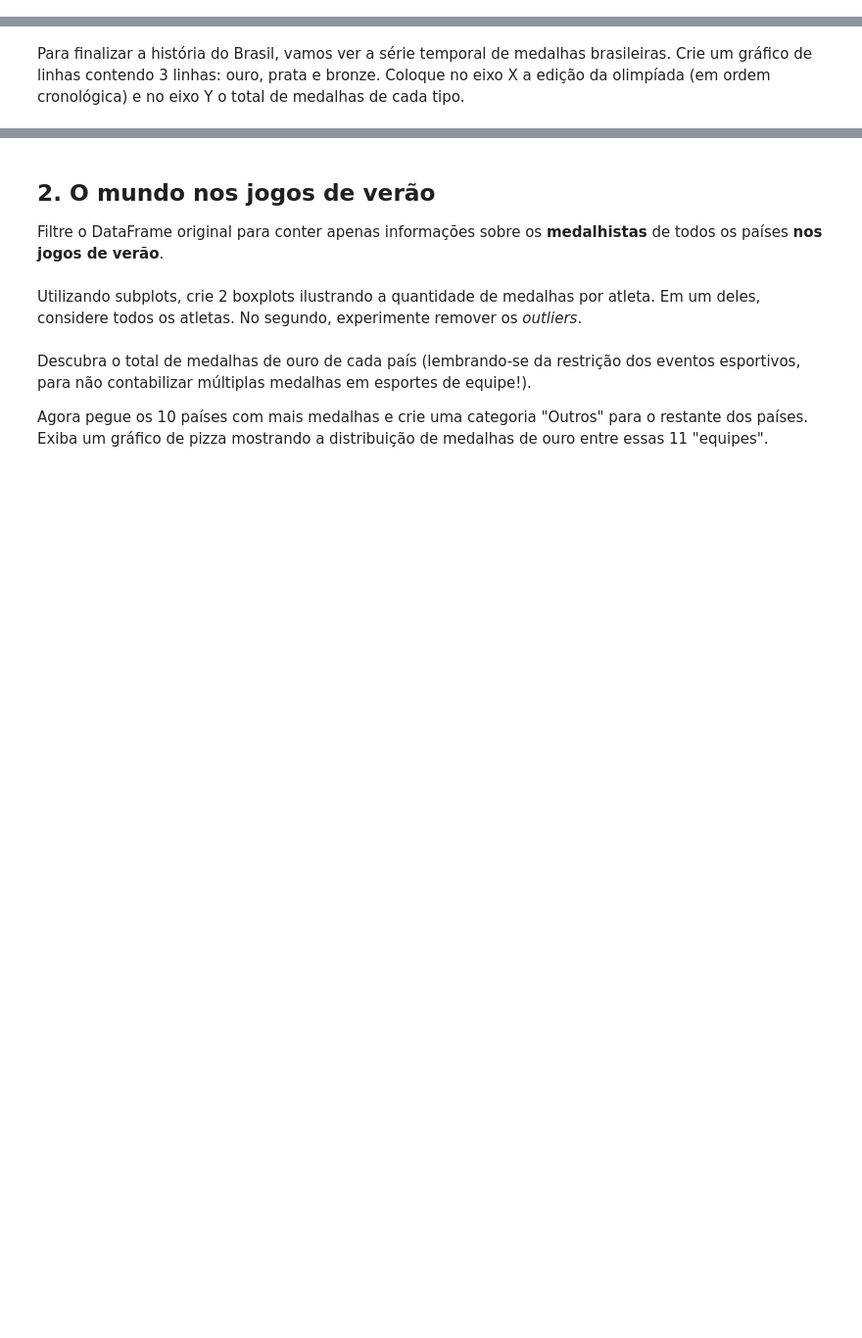
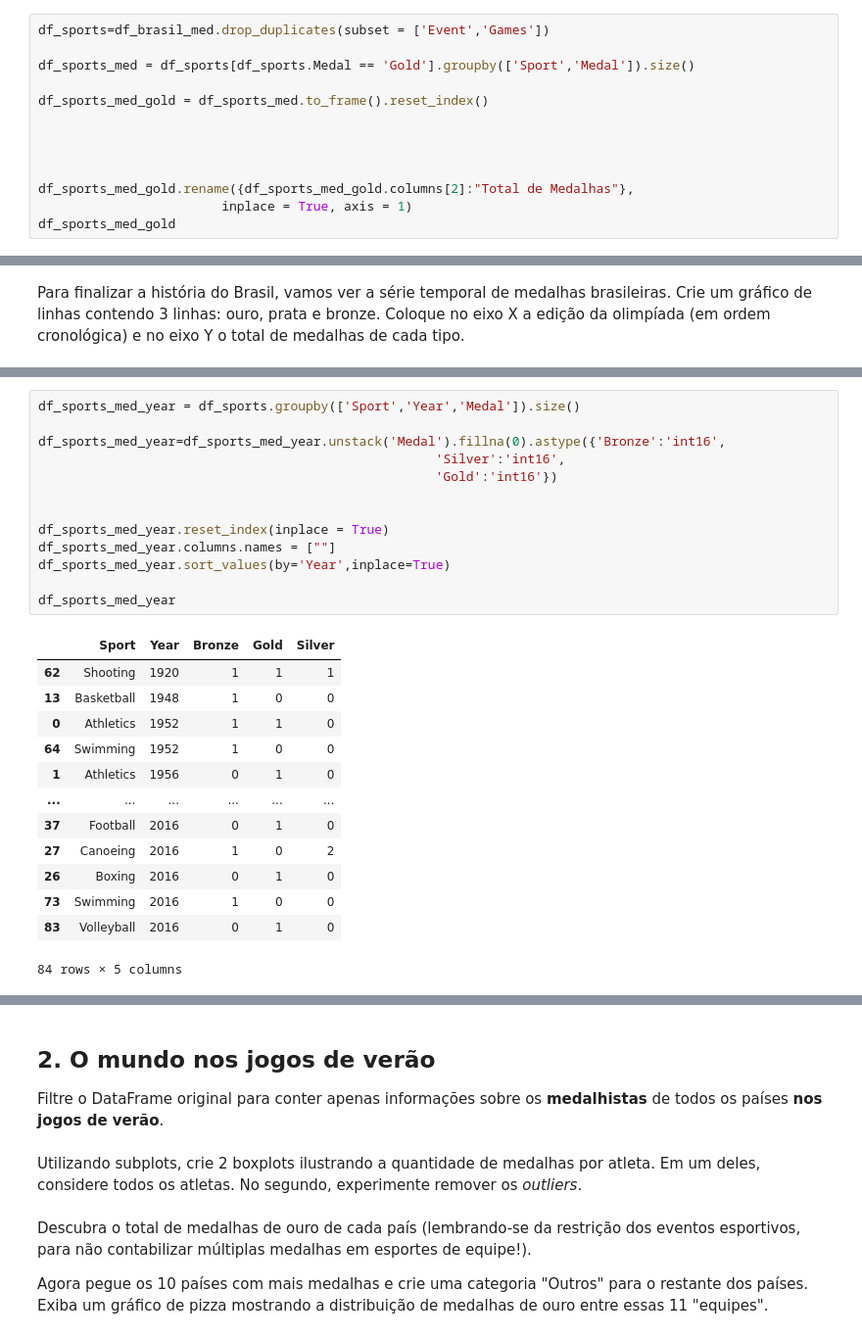
Before and after one commit to VictorBTaveira/Projeto-DataViz, a Jupyter notebook: Projeto_Dataviz.ipynb, the cells around one changed output, grey strips where cells are left out. Shown: that part at 98% size. Cells and saved outputs as stored; diff of their text form; blank space fills up the shorter version.

```diff
--- a/Projeto_Dataviz.ipynb
+++ b/Projeto_Dataviz.ipynb
@@ -334,0 +361,13 @@ Repita o procedimento acima, mas com medalhas de ouro.
+# %%
+df_sports=df_brasil_med.drop_duplicates(subset = ['Event','Games'])
+
+df_sports_med = df_sports[df_sports.Medal == 'Gold'].groupby(['Sport','Medal']).size()
+
+df_sports_med_gold = df_sports_med.to_frame().reset_index()
+
+
+
+
+df_sports_med_gold.rename({df_sports_med_gold.columns[2]:"Total de Medalhas"},
+                        inplace = True, axis = 1)
+df_sports_med_gold
@@ -338,0 +407,27 @@ Para finalizar a história do Brasil, vamos ver a série temporal de medalhas br
+# %%
+df_sports_med_year = df_sports.groupby(['Sport','Year','Medal']).size()
+
+df_sports_med_year=df_sports_med_year.unstack('Medal').fillna(0).astype({'Bronze':'int16',
+                                                    'Silver':'int16',
+                                                    'Gold':'int16'})
+
+
+df_sports_med_year.reset_index(inplace = True)
+df_sports_med_year.columns.names = [""]
+df_sports_med_year.sort_values(by='Year',inplace=True)
+
+df_sports_med_year
+# %% [output]
+|  | Sport | Year | Bronze | Gold | Silver |
+| 62 | Shooting | 1920 | 1 | 1 | 1 |
+| 13 | Basketball | 1948 | 1 | 0 | 0 |
+| 0 | Athletics | 1952 | 1 | 1 | 0 |
+| 64 | Swimming | 1952 | 1 | 0 | 0 |
+| 1 | Athletics | 1956 | 0 | 1 | 0 |
+| ... | ... | ... | ... | ... | ... |
+| 37 | Football | 2016 | 0 | 1 | 0 |
+| 27 | Canoeing | 2016 | 1 | 0 | 2 |
+| 26 | Boxing | 2016 | 0 | 1 | 0 |
+| 73 | Swimming | 2016 | 1 | 0 | 0 |
+| 83 | Volleyball | 2016 | 0 | 1 | 0 |
+84 rows × 5 columns
```
Also changed, not shown: parts of 14 cells of this notebook.
